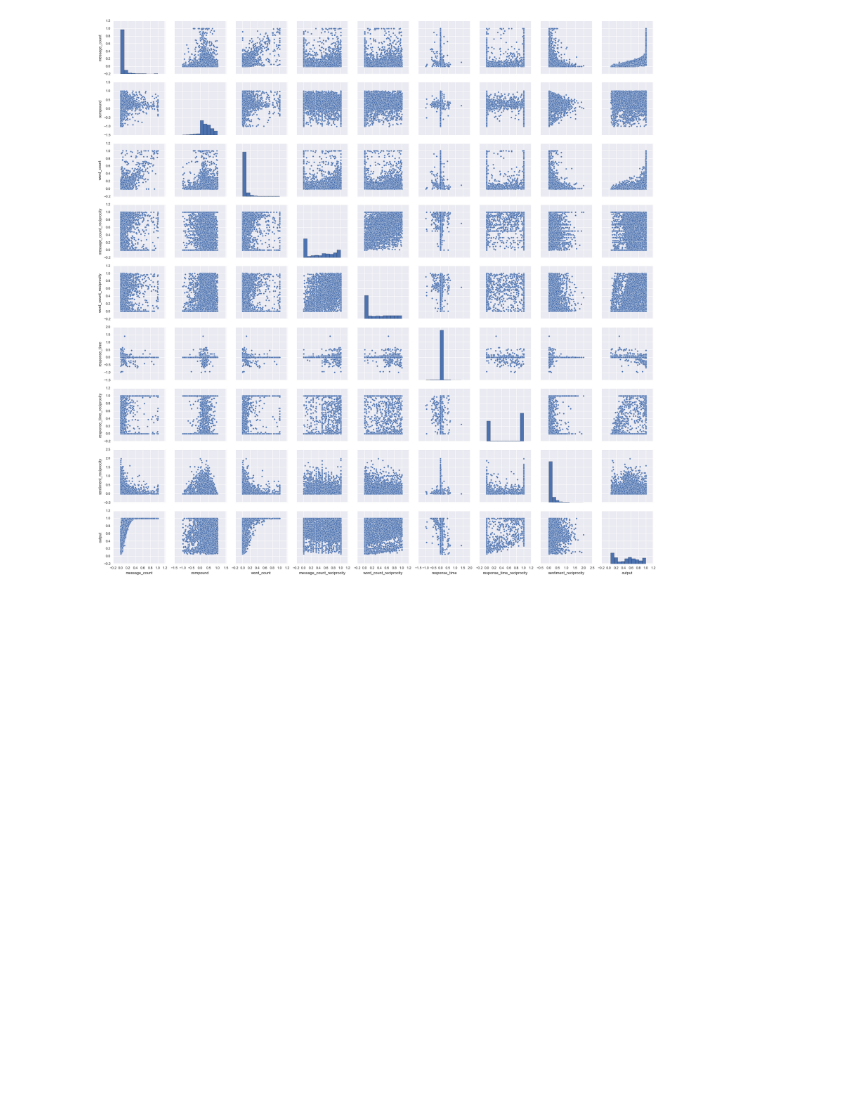
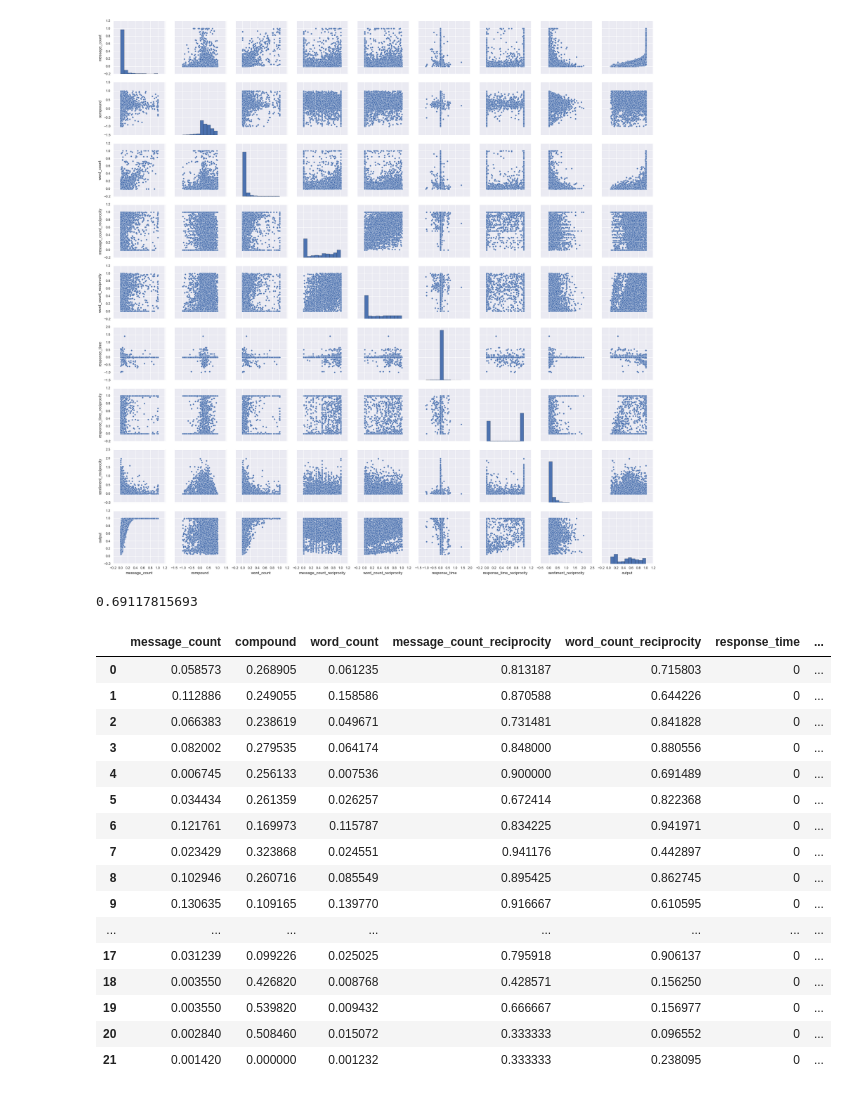
Before and after one commit to crangelsmith/Shryne_project, a Jupyter notebook: Shryne/modeling/Train_a_Logistic_Regresion.ipynb, the cells around one changed output. Cells and saved outputs as stored; diff of their text form; code cells hidden in the pictures; blank space fills up the shorter version.

Commit message:
comparing with user plots to check if they make sense

```diff
--- a/Shryne/modeling/Train_a_Logistic_Regresion.ipynb
+++ b/Shryne/modeling/Train_a_Logistic_Regresion.ipynb
@@ -137,3 +140,41 @@ import matplotlib.pyplot as plt
 s = sns.pairplot(df)
 # %% [output]
 [figure]
+# %%
+#predict for a particular case
+
+df = pd.read_csv("../data/user_df/data_frame_5389_9785")
+
+df.fillna(0,inplace=True)
+
+df = df[["message_count","compound","word_count","message_count_reciprocity","word_count_reciprocity","response_time","response_time_reciprocity","sentiment_reciprocity"]]
+
+
+output = model.predict_proba(df)
+positive =output[:,1]
+
+print positive.mean()
+
+df["output"] = positive
+
+
+df
+# %% [output]
+0.69117815693
+|  | message_count | compound | word_count | message_count_reciprocity | word_count_reciprocity | response_time | ... |
+| 0 | 0.058573 | 0.268905 | 0.061235 | 0.813187 | 0.715803 | 0 | ... |
+| 1 | 0.112886 | 0.249055 | 0.158586 | 0.870588 | 0.644226 | 0 | ... |
+| 2 | 0.066383 | 0.238619 | 0.049671 | 0.731481 | 0.841828 | 0 | ... |
+| 3 | 0.082002 | 0.279535 | 0.064174 | 0.848000 | 0.880556 | 0 | ... |
+| 4 | 0.006745 | 0.256133 | 0.007536 | 0.900000 | 0.691489 | 0 | ... |
+| 5 | 0.034434 | 0.261359 | 0.026257 | 0.672414 | 0.822368 | 0 | ... |
+| 6 | 0.121761 | 0.169973 | 0.115787 | 0.834225 | 0.941971 | 0 | ... |
+| 7 | 0.023429 | 0.323868 | 0.024551 | 0.941176 | 0.442897 | 0 | ... |
+| 8 | 0.102946 | 0.260716 | 0.085549 | 0.895425 | 0.862745 | 0 | ... |
+| 9 | 0.130635 | 0.109165 | 0.139770 | 0.916667 | 0.610595 | 0 | ... |
+| ... | ... | ... | ... | ... | ... | ... | ... |
+| 17 | 0.031239 | 0.099226 | 0.025025 | 0.795918 | 0.906137 | 0 | ... |
+| 18 | 0.003550 | 0.426820 | 0.008768 | 0.428571 | 0.156250 | 0 | ... |
+| 19 | 0.003550 | 0.539820 | 0.009432 | 0.666667 | 0.156977 | 0 | ... |
+| 20 | 0.002840 | 0.508460 | 0.015072 | 0.333333 | 0.096552 | 0 | ... |
+| 21 | 0.001420 | 0.000000 | 0.001232 | 0.333333 | 0.238095 | 0 | ... |
```
Also changed, not shown: parts of 5 cells of this notebook, 1 other file.
